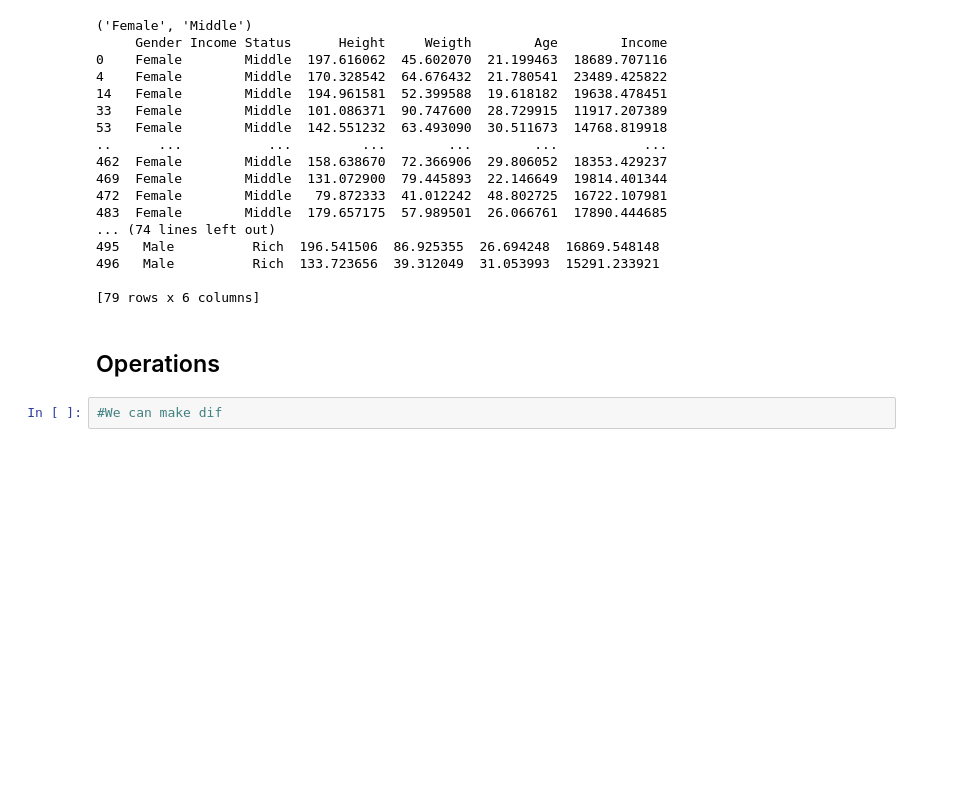
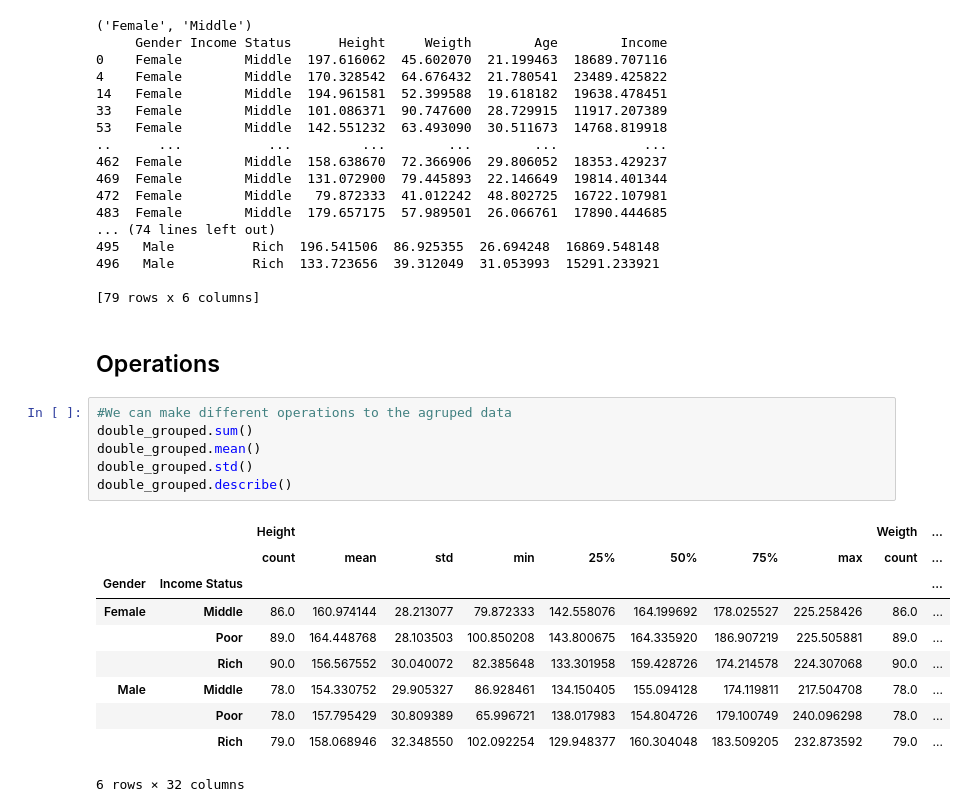
Before and after one commit to nil-andreu/machinelearningcourse, a Jupyter notebook: Part 6; Data Cleaning - Data Agrupation.ipynb, the cells around one changed output. Cells and saved outputs as stored; diff of their text form; blank space fills up the shorter version.

```diff
--- a/Part 6; Data Cleaning - Data Agrupation.ipynb
+++ b/Part 6; Data Cleaning - Data Agrupation.ipynb
@@ -88,7 +88,22 @@ for names, groups in double_grouped:
 496   Male          Rich  133.723656  39.312049  31.053993  15291.233921
 
 [79 rows x 6 columns]
-# %% [markdown]
-## Operations
-# %%
-#We can make dif
+# %% [markdown]
+## Operations
+# %%
+#We can make different operations to the agruped data
+double_grouped.sum()
+double_grouped.mean()
+double_grouped.std()
+double_grouped.describe()
+# %% [output]
+|  |  | Height |  |  |  |  |  |  |  | Weigth | ... |
+|  |  | count | mean | std | min | 25% | 50% | 75% | max | count | ... |
+| Gender | Income Status |  |  |  |  |  |  |  |  |  | ... |
+| Female | Middle | 86.0 | 160.974144 | 28.213077 | 79.872333 | 142.558076 | 164.199692 | 178.025527 | 225.258426 | 86.0 | ... |
+|  | Poor | 89.0 | 164.448768 | 28.103503 | 100.850208 | 143.800675 | 164.335920 | 186.907219 | 225.505881 | 89.0 | ... |
+|  | Rich | 90.0 | 156.567552 | 30.040072 | 82.385648 | 133.301958 | 159.428726 | 174.214578 | 224.307068 | 90.0 | ... |
+| Male | Middle | 78.0 | 154.330752 | 29.905327 | 86.928461 | 134.150405 | 155.094128 | 174.119811 | 217.504708 | 78.0 | ... |
+|  | Poor | 78.0 | 157.795429 | 30.809389 | 65.996721 | 138.017983 | 154.804726 | 179.100749 | 240.096298 | 78.0 | ... |
+|  | Rich | 79.0 | 158.068946 | 32.348550 | 102.092254 | 129.948377 | 160.304048 | 183.509205 | 232.873592 | 79.0 | ... |
+6 rows × 32 columns
```
Also changed, not shown: parts of 7 cells of this notebook.
